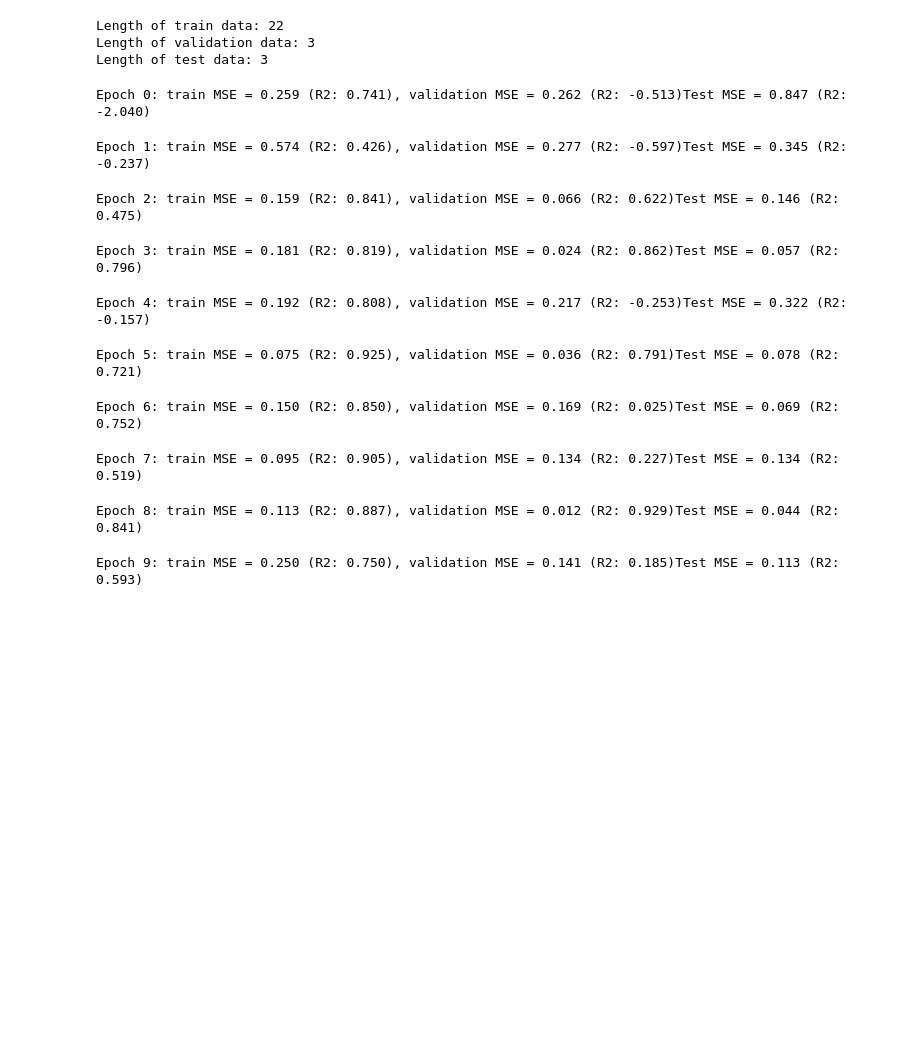
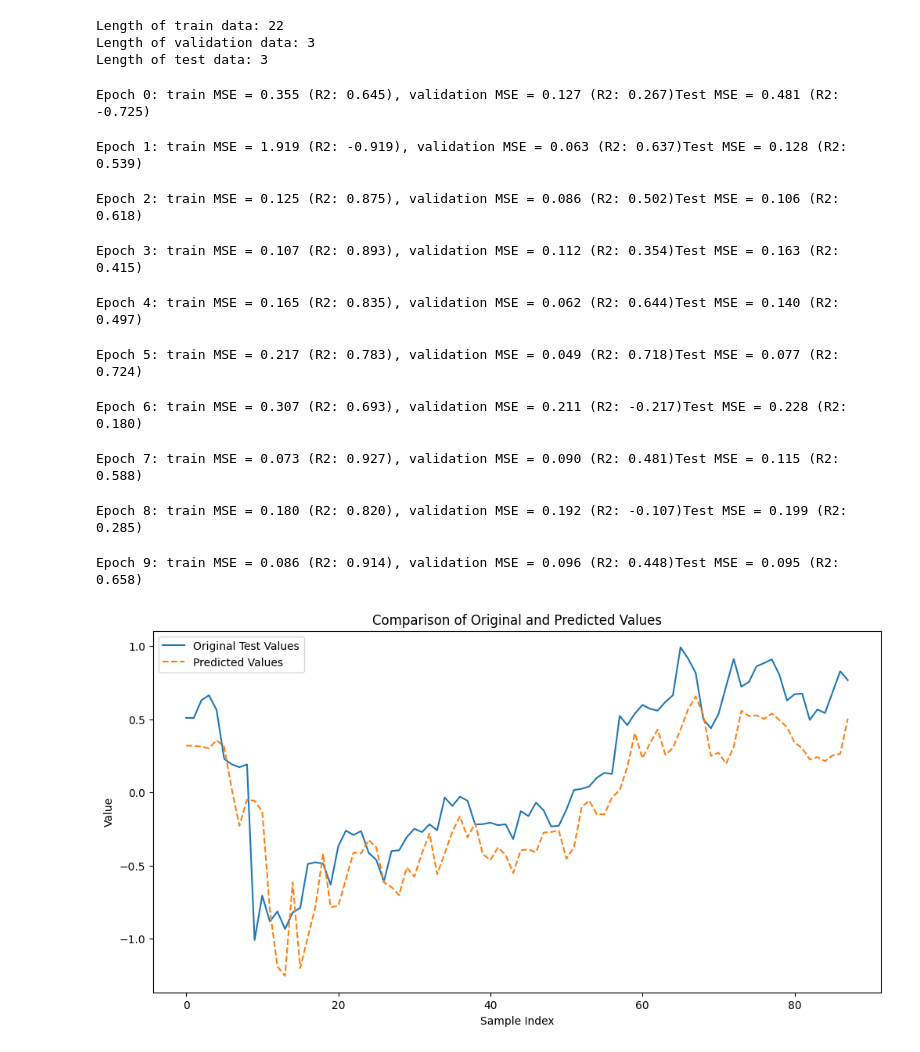
Before and after one commit to piotrdurniat/deep-neural-networks-lab, a Jupyter notebook: lab-11/lab11.ipynb, the cells around one changed output. Saved outputs shown, nothing was run; the diff lists cells and outputs as text; code cells hidden in the pictures; blank space fills up the shorter version.

```diff
--- a/lab-11/lab11.ipynb
+++ b/lab-11/lab11.ipynb
@@ -881,7 +882,6 @@ class LSTMModel(nn.Module):
         c0 = torch.zeros(self.n_layers, x.size(0), self.hidden_size[0]).to(device)
 
         output, (hidden_state, _) = self.lstm(x, (h0, c0))
-        output = self.dropout(hidden_state[-1])
+        output = self.dropout(hidden_state[0])
         output = self.fc(output)
-        output = self.relu(output)
-        return output
+        return output.flatten()
@@ -1128,15 +1084,13 @@ hidden_dim = 128
 learning_rate = 0.01
 device = torch.device("cuda" if torch.cuda.is_available() else "cpu")
 
-# model = LSTMModel(
-#     input_size=input_dim,
-#     hidden_size=[hidden_dim],
-#     output_size=1,
-#     n_layers=2,
-# ).to(device)
+model_days = LSTMModel(
+    input_size=input_dim,
+    hidden_size=[128],
+    output_size=1,
+    n_layers=1,
+).to(device)
 
-
-model_days = ShallowRegressionLSTM(input_dim, hidden_dim).to(device)
 
 criterion = nn.MSELoss()
 optimizer = optim.Adam(model_days.parameters(), lr=learning_rate)
@@ -1159,13 +1113,42 @@ optimizer = optim.Adam(model_days.parameters(), lr=learning_rate)
     epochs=10,
 )
 # %% [output]
-Epoch 0: train MSE = 0.259 (R2: 0.741), validation MSE = 0.262 (R2: -0.513)Test MSE = 0.847 (R2: -2.040)
+Epoch 0: train MSE = 0.355 (R2: 0.645), validation MSE = 0.127 (R2: 0.267)Test MSE = 0.481 (R2: -0.725)
-Epoch 1: train MSE = 0.574 (R2: 0.426), validation MSE = 0.277 (R2: -0.597)Test MSE = 0.345 (R2: -0.237)
+Epoch 1: train MSE = 1.919 (R2: -0.919), validation MSE = 0.063 (R2: 0.637)Test MSE = 0.128 (R2: 0.539)
-Epoch 2: train MSE = 0.159 (R2: 0.841), validation MSE = 0.066 (R2: 0.622)Test MSE = 0.146 (R2: 0.475)
+Epoch 2: train MSE = 0.125 (R2: 0.875), validation MSE = 0.086 (R2: 0.502)Test MSE = 0.106 (R2: 0.618)
-Epoch 3: train MSE = 0.181 (R2: 0.819), validation MSE = 0.024 (R2: 0.862)Test MSE = 0.057 (R2: 0.796)
+Epoch 3: train MSE = 0.107 (R2: 0.893), validation MSE = 0.112 (R2: 0.354)Test MSE = 0.163 (R2: 0.415)
-Epoch 4: train MSE = 0.192 (R2: 0.808), validation MSE = 0.217 (R2: -0.253)Test MSE = 0.322 (R2: -0.157)
+Epoch 4: train MSE = 0.165 (R2: 0.835), validation MSE = 0.062 (R2: 0.644)Test MSE = 0.140 (R2: 0.497)
-Epoch 5: train MSE = 0.075 (R2: 0.925), validation MSE = 0.036 (R2: 0.791)Test MSE = 0.078 (R2: 0.721)
+Epoch 5: train MSE = 0.217 (R2: 0.783), validation MSE = 0.049 (R2: 0.718)Test MSE = 0.077 (R2: 0.724)
-Epoch 6: train MSE = 0.150 (R2: 0.850), validation MSE = 0.169 (R2: 0.025)Test MSE = 0.069 (R2: 0.752)
+Epoch 6: train MSE = 0.307 (R2: 0.693), validation MSE = 0.211 (R2: -0.217)Test MSE = 0.228 (R2: 0.180)
-Epoch 7: train MSE = 0.095 (R2: 0.905), validation MSE = 0.134 (R2: 0.227)Test MSE = 0.134 (R2: 0.519)
+Epoch 7: train MSE = 0.073 (R2: 0.927), validation MSE = 0.090 (R2: 0.481)Test MSE = 0.115 (R2: 0.588)
-Epoch 8: train MSE = 0.113 (R2: 0.887), validation MSE = 0.012 (R2: 0.929)Test MSE = 0.044 (R2: 0.841)
+Epoch 8: train MSE = 0.180 (R2: 0.820), validation MSE = 0.192 (R2: -0.107)Test MSE = 0.199 (R2: 0.285)
-Epoch 9: train MSE = 0.250 (R2: 0.750), validation MSE = 0.141 (R2: 0.185)Test MSE = 0.113 (R2: 0.593)
+Epoch 9: train MSE = 0.086 (R2: 0.914), validation MSE = 0.096 (R2: 0.448)Test MSE = 0.095 (R2: 0.658)
+# %%
+import matplotlib.pyplot as plt
+import numpy as np
+
+model_days.eval()
+
+true_values = []
+predictions = []
+
+with torch.no_grad():
+    for inputs, targets in test_loader_days:
+        inputs = inputs.to(device)
+        outputs = model_days(inputs)
+        true_values.extend(targets.cpu().numpy())
+        predictions.extend(outputs.cpu().numpy())
+
+true_values = np.array(true_values)
+predictions = np.array(predictions)
+
+plt.figure(figsize=(12, 6))
+plt.plot(true_values, label="Original Test Values")
+plt.plot(predictions, label="Predicted Values", linestyle="--")
+plt.xlabel("Sample Index")
+plt.ylabel("Value")
+plt.title("Comparison of Original and Predicted Values")
+plt.legend()
+plt.show()
+# %% [output]
+[figure, added]
```
Also changed, not shown: parts of 14 cells of this notebook.
